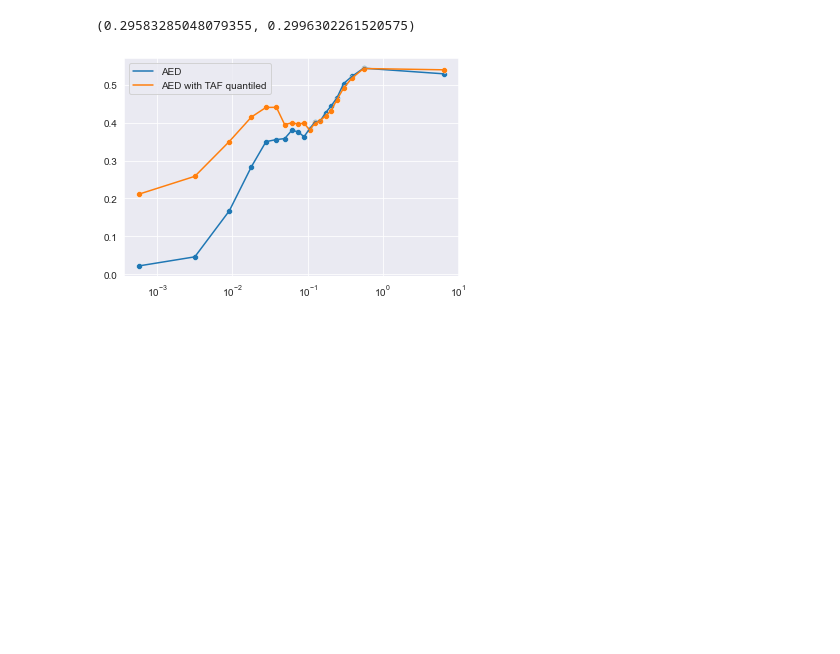
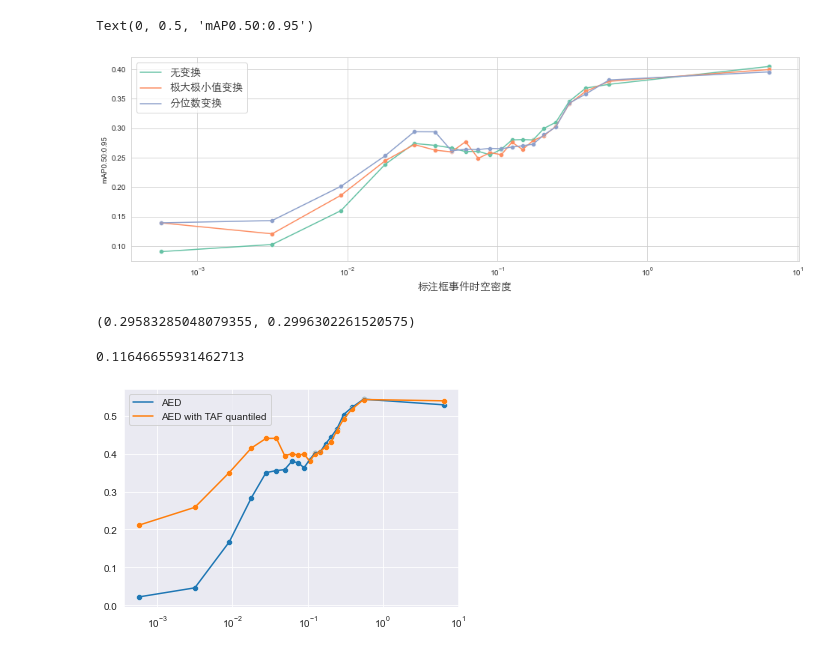
Before and after one commit to HarmoniaLeo/prophesee-automotive-dataset-toolbox, a Jupyter notebook: experiments3.ipynb, the cells around one changed output. Saved outputs shown, nothing was run; the diff lists cells and outputs as text; code cells hidden in the pictures; blank space fills up the shorter version.

```diff
--- a/experiments3.ipynb
+++ b/experiments3.ipynb
@@ -73,0 +78,16 @@ plt.xscale("log")
+# %%
+plt.figure(figsize=(16, 5))
+sns.set_palette("Set2")
+sns.lineplot(bins,leaky["alls"][1:],label="无变换")
+sns.scatterplot(bins,leaky["alls"][1:])
+sns.lineplot(bins,minmax["alls"][1:],label="极大极小值变换")
+sns.scatterplot(bins,minmax["alls"][1:])
+sns.lineplot(bins,quantiled["all"][1:],label="分位数变换")
+sns.scatterplot(bins,quantiled["all"][1:])
+plt.xscale("log")
+plt.legend(prop=font)
+plt.xlabel("标注框事件时空密度",fontproperties=font)
+plt.ylabel("mAP0.50:0.95")
+# %% [output]
+Text(0, 0.5, 'mAP0.50:0.95')
+[figure, added]
@@ -75,6 +122,10 @@ plt.xscale("log")
 np.array(all[6:]).mean(),np.array(quantiled["all"][6:]).mean()
 # %% [output]
 (0.29583285048079355, 0.2996302261520575)
+# %%
+quantiled["all"][1]-all[1]
+# %% [output]
+0.11646655931462713
 # %%
 sns.lineplot(bins,cars[1:],label="AED")
 sns.scatterplot(bins,cars[1:])
```
Also changed, not shown: parts of 11 cells of this notebook, 5 other files.
